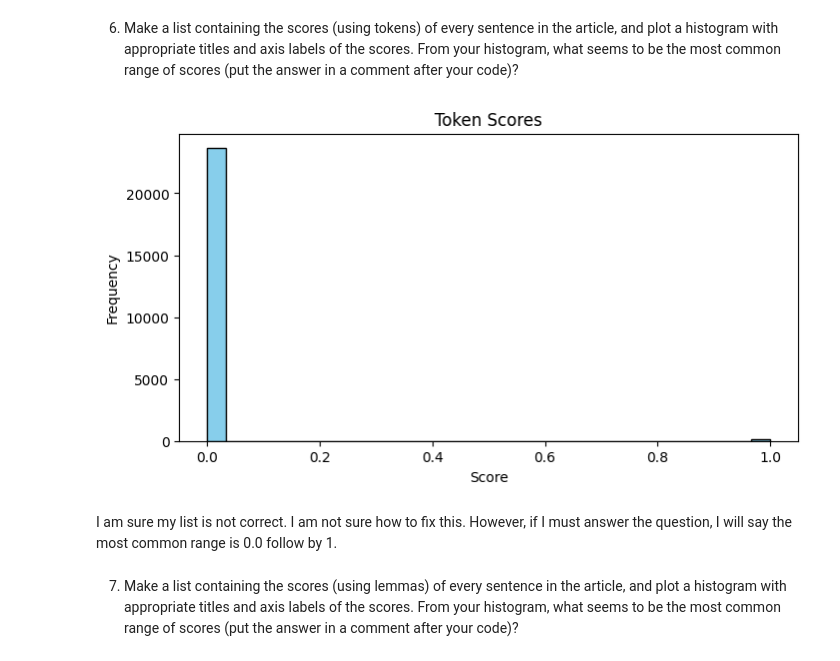
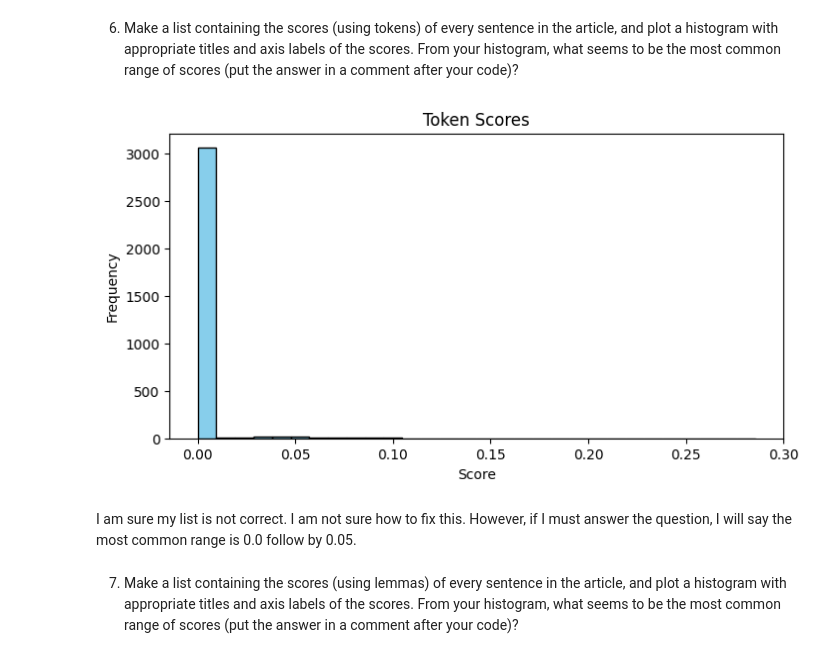
Before and after one commit to meevang/web-scraping, a Jupyter notebook: web-scraping.ipynb, the cells around one changed output. Drawn from its saved outputs; the diff is of its cells as text; code cells hidden in the pictures.

```diff
--- a/web-scraping.ipynb
+++ b/web-scraping.ipynb
@@ -157,18 +160,18 @@ Lemma Score = None
 # %%
 import matplotlib.pyplot as plt
 
-sentences = article_html.split()
+sentences = article_html.split('.')
 tokens_scores = [score_sentence_by_token(sentence, interesting_token) for sentence in sentences if sentence.strip()]
 
 plt.figure(figsize=(8, 4))
 plt.hist(tokens_scores, bins=30, color='skyblue', edgecolor='black')
 plt.title('Token Scores')
 plt.xlabel('Score')
 plt.ylabel('Frequency')
 plt.show()
 # %% [output]
-[figure, old version]
+[figure, new version]
 # %% [markdown]
-I am sure my list is not correct.  I am not sure how to fix this.  However, if I must answer the question, I will say the most common range is 0.0 follow by 1.
+I am sure my list is not correct.  I am not sure how to fix this.  However, if I must answer the question, I will say the most common range is 0.0 follow by 0.05.
 # %% [markdown]
 7. Make a list containing the scores (using lemmas) of every sentence in the article, and plot a histogram with appropriate titles and axis labels of the scores.  From your histogram, what seems to be the most common range of scores (put the answer in a comment after your code)?
```
Also changed, not shown: parts of 4 cells of this notebook.
